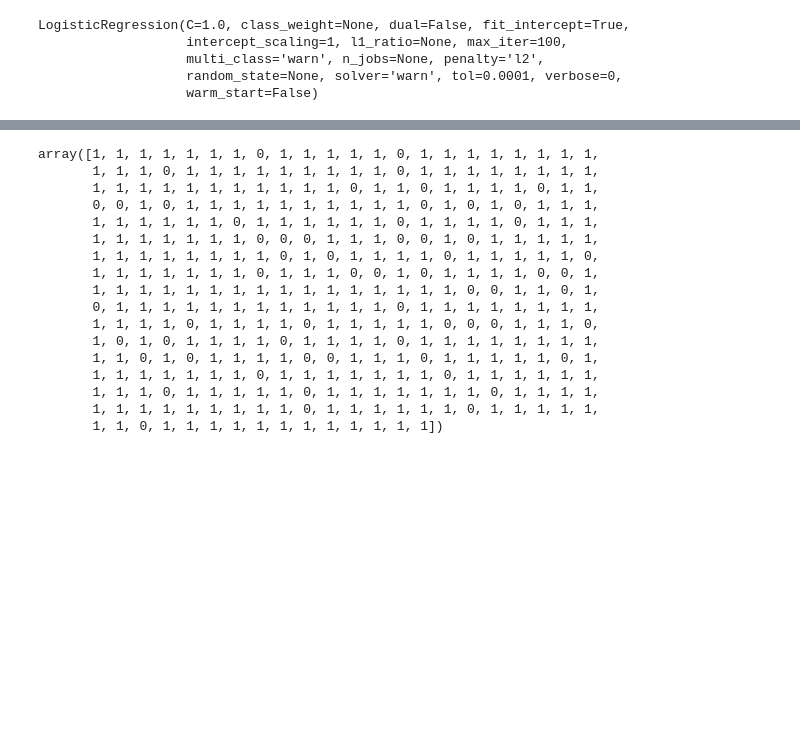
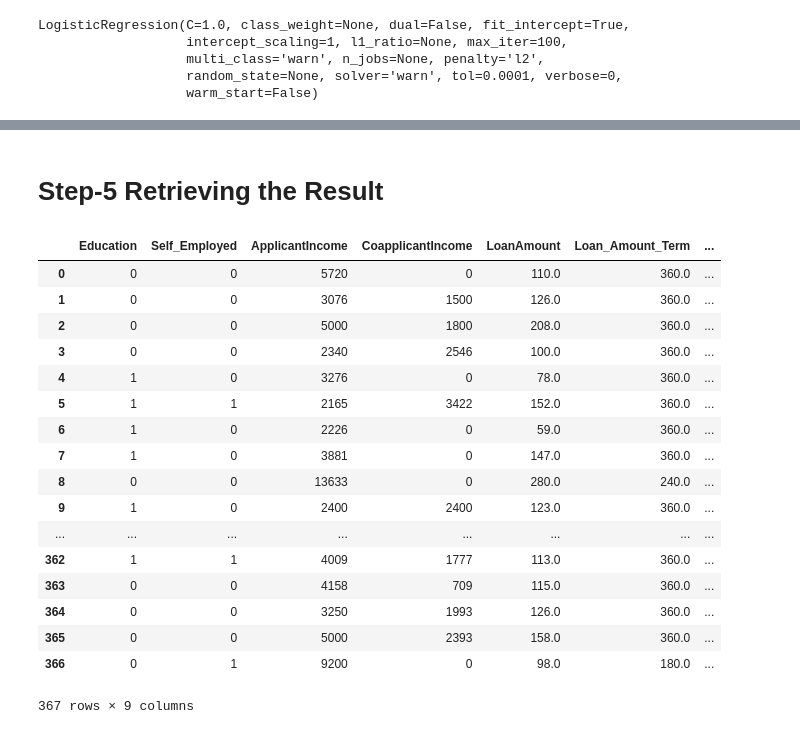
Before and after one commit to richuln6/MachineLearning, a Jupyter notebook: Loan Prediction.ipynb, the cells around one changed output, grey strips where cells are left out. Drawn from its saved outputs; the diff is of its cells as text; code cells hidden in the pictures; blank space fills up the shorter version.

```diff
--- a/Loan Prediction.ipynb
+++ b/Loan Prediction.ipynb
@@ -120,20 +149,27 @@ fmtest=testdf.iloc[:,4:]
-# %%
-model.predict(X=fmtest)
-# %% [output]
-array([1, 1, 1, 1, 1, 1, 1, 0, 1, 1, 1, 1, 1, 0, 1, 1, 1, 1, 1, 1, 1, 1,
-       1, 1, 1, 0, 1, 1, 1, 1, 1, 1, 1, 1, 1, 0, 1, 1, 1, 1, 1, 1, 1, 1,
-       1, 1, 1, 1, 1, 1, 1, 1, 1, 1, 1, 0, 1, 1, 0, 1, 1, 1, 1, 0, 1, 1,
-       0, 0, 1, 0, 1, 1, 1, 1, 1, 1, 1, 1, 1, 1, 0, 1, 0, 1, 0, 1, 1, 1,
-       1, 1, 1, 1, 1, 1, 0, 1, 1, 1, 1, 1, 1, 0, 1, 1, 1, 1, 0, 1, 1, 1,
-       1, 1, 1, 1, 1, 1, 1, 0, 0, 0, 1, 1, 1, 0, 0, 1, 0, 1, 1, 1, 1, 1,
-       1, 1, 1, 1, 1, 1, 1, 1, 0, 1, 0, 1, 1, 1, 1, 0, 1, 1, 1, 1, 1, 0,
-       1, 1, 1, 1, 1, 1, 1, 0, 1, 1, 1, 0, 0, 1, 0, 1, 1, 1, 1, 0, 0, 1,
-       1, 1, 1, 1, 1, 1, 1, 1, 1, 1, 1, 1, 1, 1, 1, 1, 0, 0, 1, 1, 0, 1,
-       0, 1, 1, 1, 1, 1, 1, 1, 1, 1, 1, 1, 1, 0, 1, 1, 1, 1, 1, 1, 1, 1,
-       1, 1, 1, 1, 0, 1, 1, 1, 1, 0, 1, 1, 1, 1, 1, 0, 0, 0, 1, 1, 1, 0,
-       1, 0, 1, 0, 1, 1, 1, 1, 0, 1, 1, 1, 1, 0, 1, 1, 1, 1, 1, 1, 1, 1,
-       1, 1, 0, 1, 0, 1, 1, 1, 1, 0, 0, 1, 1, 1, 0, 1, 1, 1, 1, 1, 0, 1,
-       1, 1, 1, 1, 1, 1, 1, 0, 1, 1, 1, 1, 1, 1, 1, 0, 1, 1, 1, 1, 1, 1,
-       1, 1, 1, 0, 1, 1, 1, 1, 1, 0, 1, 1, 1, 1, 1, 1, 1, 0, 1, 1, 1, 1,
-       1, 1, 1, 1, 1, 1, 1, 1, 1, 0, 1, 1, 1, 1, 1, 1, 0, 1, 1, 1, 1, 1,
-       1, 1, 0, 1, 1, 1, 1, 1, 1, 1, 1, 1, 1, 1, 1])
+# %% [markdown]
+# Step-5 Retrieving the Result
+# %%
+result=fmtest
+a=model.predict(X=fmtest)
+result['Loan Status']=a
+# %%
+result
+# %% [output]
+|  | Education | Self_Employed | ApplicantIncome | CoapplicantIncome | LoanAmount | Loan_Amount_Term | ... |
+| 0 | 0 | 0 | 5720 | 0 | 110.0 | 360.0 | ... |
+| 1 | 0 | 0 | 3076 | 1500 | 126.0 | 360.0 | ... |
+| 2 | 0 | 0 | 5000 | 1800 | 208.0 | 360.0 | ... |
+| 3 | 0 | 0 | 2340 | 2546 | 100.0 | 360.0 | ... |
+| 4 | 1 | 0 | 3276 | 0 | 78.0 | 360.0 | ... |
+| 5 | 1 | 1 | 2165 | 3422 | 152.0 | 360.0 | ... |
+| 6 | 1 | 0 | 2226 | 0 | 59.0 | 360.0 | ... |
+| 7 | 1 | 0 | 3881 | 0 | 147.0 | 360.0 | ... |
+| 8 | 0 | 0 | 13633 | 0 | 280.0 | 240.0 | ... |
+| 9 | 1 | 0 | 2400 | 2400 | 123.0 | 360.0 | ... |
+| ... | ... | ... | ... | ... | ... | ... | ... |
+| 362 | 1 | 1 | 4009 | 1777 | 113.0 | 360.0 | ... |
+| 363 | 0 | 0 | 4158 | 709 | 115.0 | 360.0 | ... |
+| 364 | 0 | 0 | 3250 | 1993 | 126.0 | 360.0 | ... |
+| 365 | 0 | 0 | 5000 | 2393 | 158.0 | 360.0 | ... |
+| 366 | 0 | 1 | 9200 | 0 | 98.0 | 180.0 | ... |
+367 rows × 9 columns
```
Also changed, not shown: parts of 10 cells of this notebook, 1 other file.
